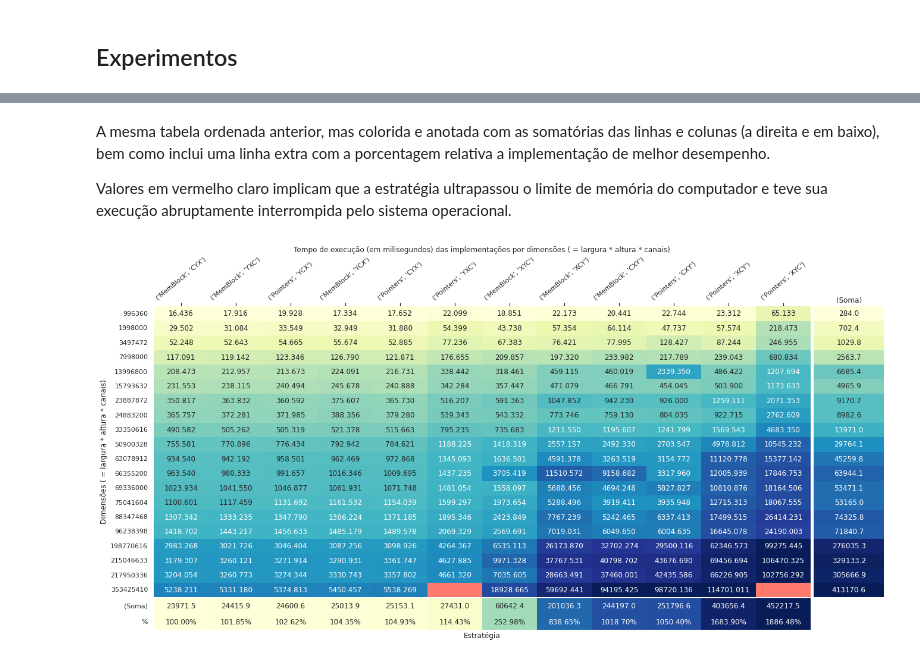
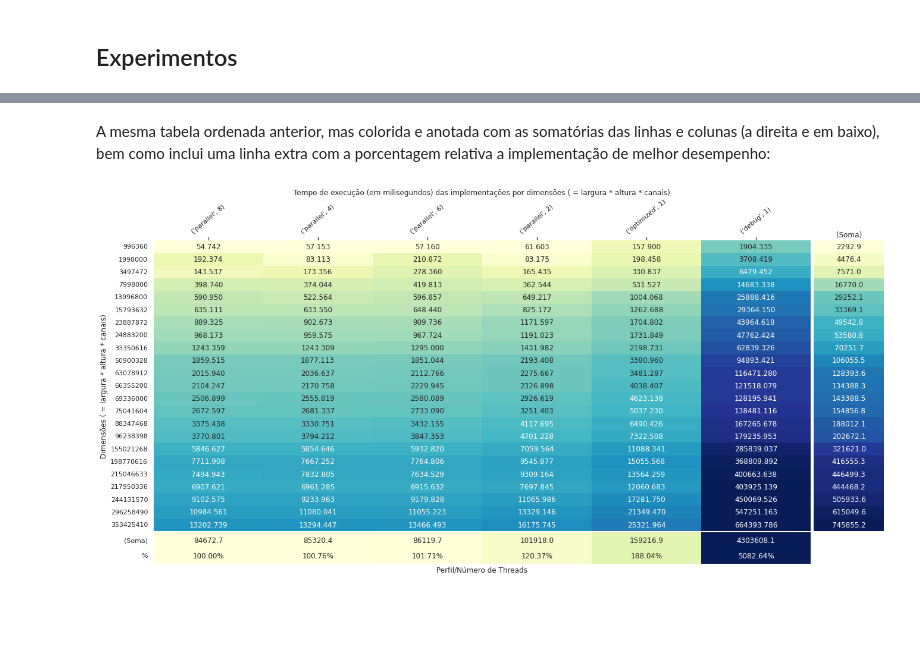
Before and after one commit to VictorKoehler/PPGI-ARQ-A8ImageBenchmarkParallel, a Jupyter notebook: report/parser.ipynb, the cells around one changed output, grey strips where cells are left out. Drawn from its saved outputs; the diff is of its cells as text; code cells hidden in the pictures; blank space fills up the shorter version.

```diff
--- a/report/parser.ipynb
+++ b/report/parser.ipynb
@@ -221,0 +29,22 @@ Todos os acessos a imagem de entrada são encapsulados por essa classe, o que pe
+# %%
+df_ = pd.read_csv('log.csv', sep=', ', engine='python', comment='#', names=['implementation', 'variant', 'file', 'width', 'height', 'channels', 'time'])
+_unit_df, _unit_df_eng = 'milisegundos', 'milliseconds'
+
+def df_time_def(i):
+    v, u = i.split(' ')
+    u_ = {'seconds': 1, 'milliseconds': 0.001, 'microseconds': 10**(-6), 'nanoseconds': 10**(-9)}
+    # u_ = {'seconds': 10**(6), 'milliseconds': 100, 'microseconds': 1, 'nanoseconds': 0.001}
+    return float(v)*u_[u]/u_[_unit_df_eng]
+# df_
+# %%
+def df_gen(df_):
+    df = df_.copy()
+    df.time = df.time.apply(df_time_def)
+    df['threads'] = df.implementation.apply(lambda x: int(x.split('_')[-1]) if 'parallel' in x else 1)
+    df['implementation_'] = df.implementation.apply(lambda w: w.replace('log_', '').replace('log', 'optimized').replace('_', ' '))
+    df.implementation = df.implementation.apply(lambda w: w.replace('log_', '').replace('log', 'optimized').split('_')[0])
+    # df = pd.concat([pd.DataFrame(list(df['implementation'].str.split('@')), columns=['impl_strat', 'impl_access']), df], axis=1)
+    df['D'] = df[['width', 'height', 'channels']].prod(axis=1)
+    df = df[df['D'] != 36]
+    return df
+df = df_gen(df_)
@@ -288,5 +98,5 @@ Note que a última linha, que aloca de maneira ineficiente 3 `pixel_unit` (3 byt
 # %%
-_df2_gen = lambda df: df.pivot_table(values='time', index='D', columns=['impl_strat', 'impl_access'], aggfunc='mean')
+_df2_gen = lambda df: df.pivot_table(values='time', index='D', columns=['implementation', 'threads'], aggfunc='mean')
 _df2 = _df2_gen(df)
 _df2
 # %% [output]
@@ -343,7 +153,5 @@ _df2s
 # %% [markdown]
-A mesma tabela ordenada anterior, mas colorida e anotada com as somatórias das linhas e colunas (a direita e em baixo), bem como inclui uma linha extra com a porcentagem relativa a implementação de melhor desempenho.
-
-Valores em vermelho claro implicam que a estratégia ultrapassou o limite de memória do computador e teve sua execução abruptamente interrompida pelo sistema operacional.
+A mesma tabela ordenada anterior, mas colorida e anotada com as somatórias das linhas e colunas (a direita e em baixo), bem como inclui uma linha extra com a porcentagem relativa a implementação de melhor desempenho:
 # %%
 def _df2s_heatmap(_df2s):
     fig_sz = (22, 10)
@@ -356,32 +164,32 @@ def _df2s_heatmap(_df2s):
     _g = sns.heatmap(np.log(_df2s), annot=_df2s, ax=ax1, fmt='.3f', robust=True, cmap="YlGnBu", linecolor='b', cbar = False)
     _g.set_facecolor('xkcd:salmon')
     # sns.heatmap(pv, ax=ax1, annot=True, cmap="YlGnBu",mask=mask, linecolor='b', cbar = False)
     ax1.xaxis.tick_top()
     ax1.set_xticklabels(_df2s.columns,rotation=40)
     def __hmap_sides(d, axis, colorvalue=False):
         r = pd.DataFrame(d.sum(axis=axis))
         if colorvalue:
             if axis == 0: r['%'] = r
             r = np.log(r)
         elif axis == 0:
             class DummyStrFormater(str):
                 def __init__(self, s):
                     self.s = s
                 def __format__(self, fmt):
                     return self.s
 
             r['%'] = (r/r.min()).applymap(lambda x: DummyStrFormater('{:.2f}%'.format(100*x)))
         return r.transpose() if axis == 0 else r
 
     sns.heatmap(__hmap_sides(_df2s, 0, True), annot=__hmap_sides(_df2s, 0), ax=axb, fmt='.1f', robust=True, cmap="YlGnBu", cbar=False, xticklabels=False)
     sns.heatmap(__hmap_sides(_df2s, 1, True), annot=__hmap_sides(_df2s, 1), ax=axr, fmt='.1f', robust=True, cmap="YlGnBu", cbar=False, xticklabels=False, yticklabels=False)
     ax1.set_ylabel('Dimensões ( = largura * altura * canais)')
-    axb.set_xlabel('Estratégia')
+    axb.set_xlabel('Perfil/Número de Threads')
     axr.set_ylabel('')
     axr.set_title('(Soma)')
     axb.set_yticklabels(['(Soma)', '%'], rotation=0)
     # _ = snsheatmap(np.log(_df2s), title='', xlabel='')
 
 _df2s_heatmap(_df2s)
 # %% [output]
-[figure, old version]
+[figure, new version]
```
Also changed, not shown: parts of 63 cells of this notebook, 46 other files.
